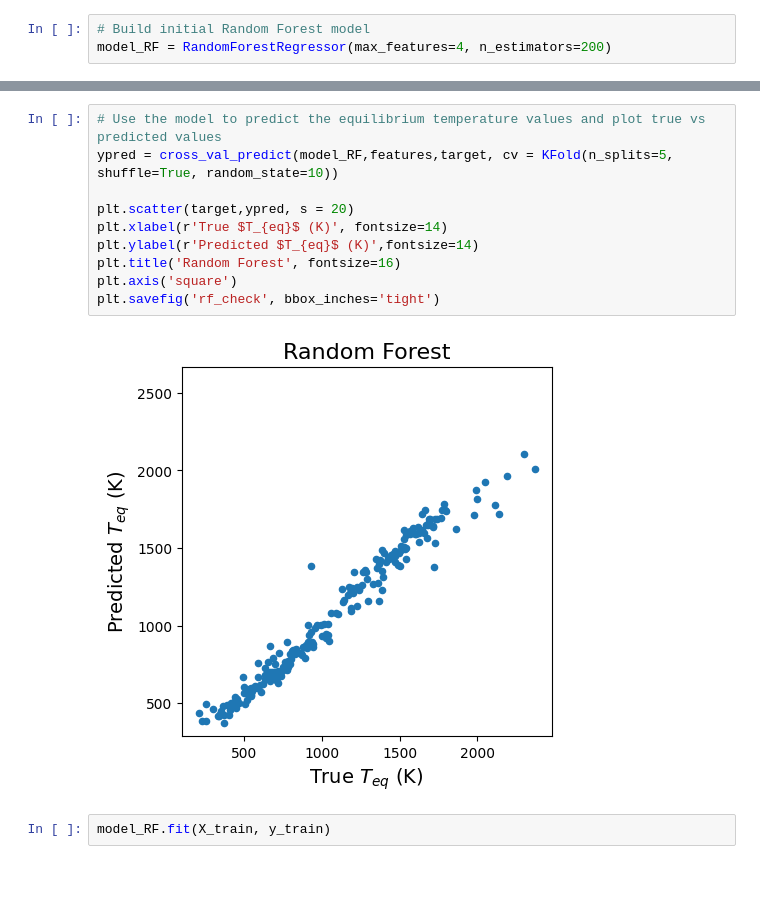
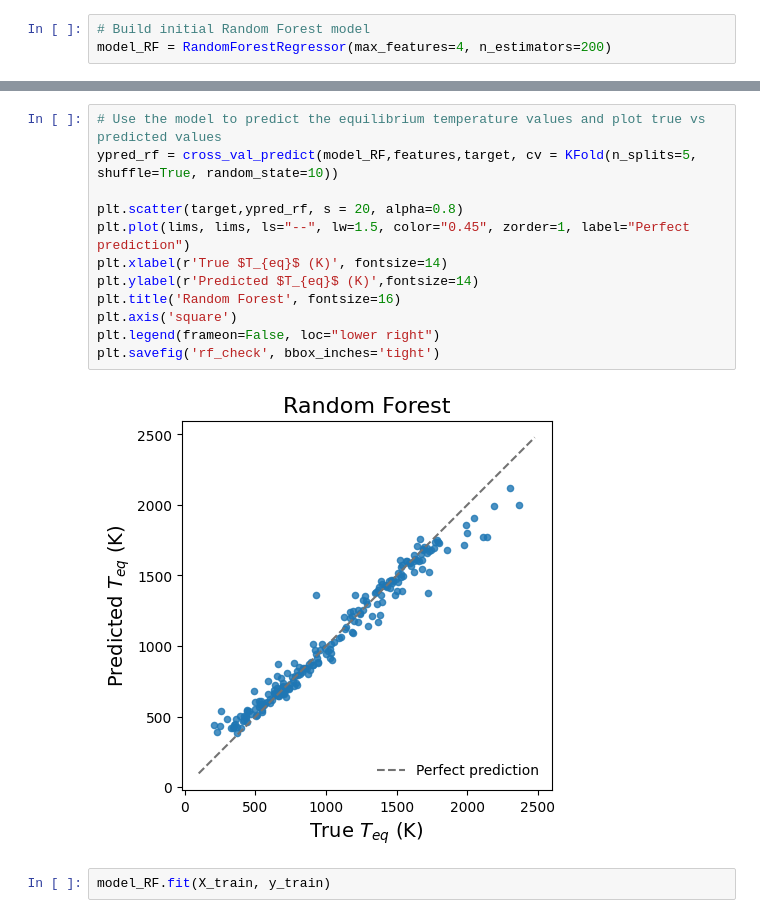
Before and after one commit to clairemol/final-project, a Jupyter notebook: Final-Project.ipynb, the cells around one changed output, grey strips where cells are left out. Saved outputs shown, nothing was run; the diff lists cells and outputs as text; blank space fills up the shorter version.

Commit message:
added reference line to predicted vs. true plots

```diff
--- a/Final-Project.ipynb
+++ b/Final-Project.ipynb
@@ -129,15 +129,17 @@ Test R^2 scores: 0.959 +/- 0.014
 # %%
 # Use the model to predict the equilibrium temperature values and plot true vs predicted values
-ypred = cross_val_predict(model_RF,features,target, cv = KFold(n_splits=5, shuffle=True, random_state=10))
+ypred_rf = cross_val_predict(model_RF,features,target, cv = KFold(n_splits=5, shuffle=True, random_state=10))
 
-plt.scatter(target,ypred, s = 20)
+plt.scatter(target,ypred_rf, s = 20, alpha=0.8)
+plt.plot(lims, lims, ls="--", lw=1.5, color="0.45", zorder=1, label="Perfect prediction")
 plt.xlabel(r'True $T_{eq}$ (K)', fontsize=14)
 plt.ylabel(r'Predicted $T_{eq}$ (K)',fontsize=14)
 plt.title('Random Forest', fontsize=16)
 plt.axis('square')
+plt.legend(frameon=False, loc="lower right")
 plt.savefig('rf_check', bbox_inches='tight')
 # %% [output]
-[figure, old version]
+[figure, new version]
 # %%
 model_RF.fit(X_train, y_train)
 # %% [output]
```
Also changed, not shown: parts of 3 cells of this notebook, 2 other files.
